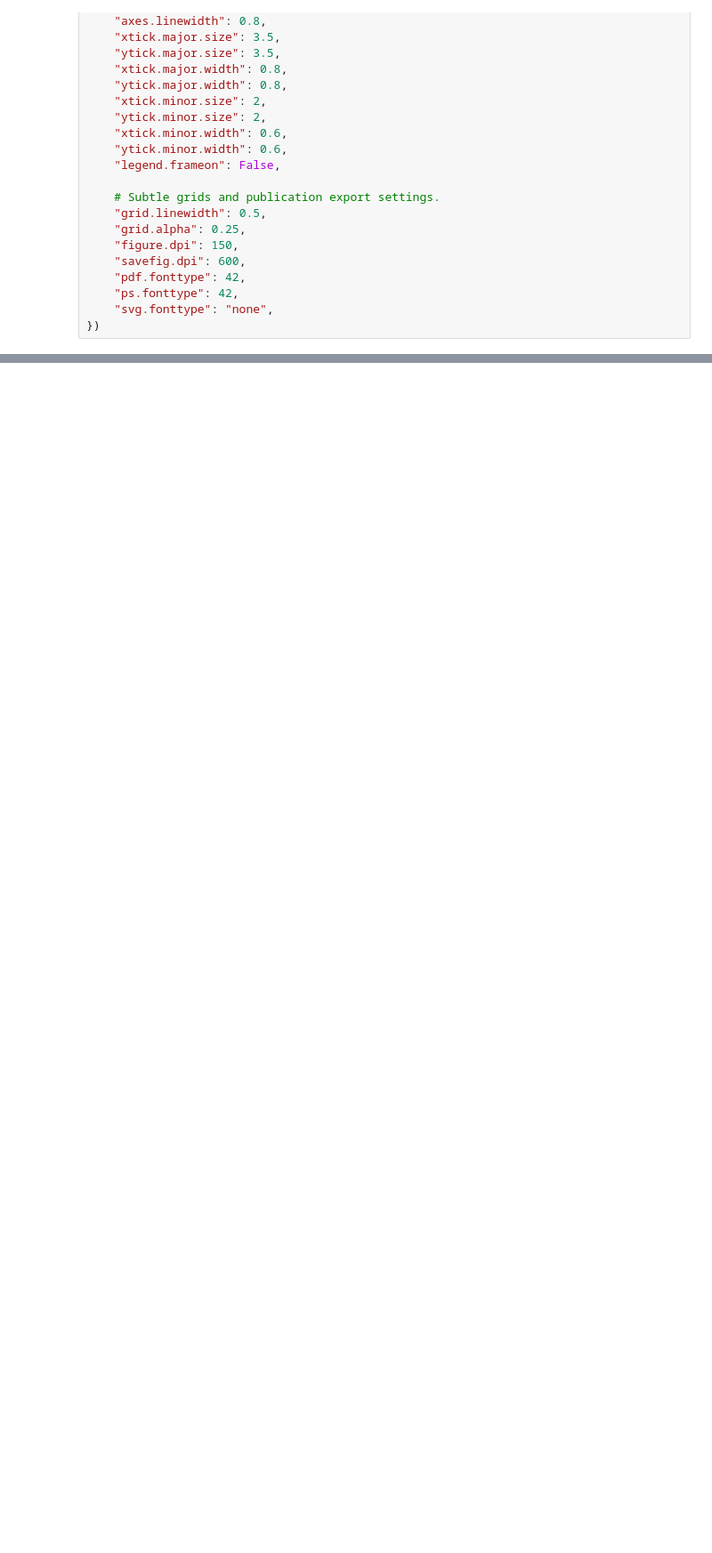
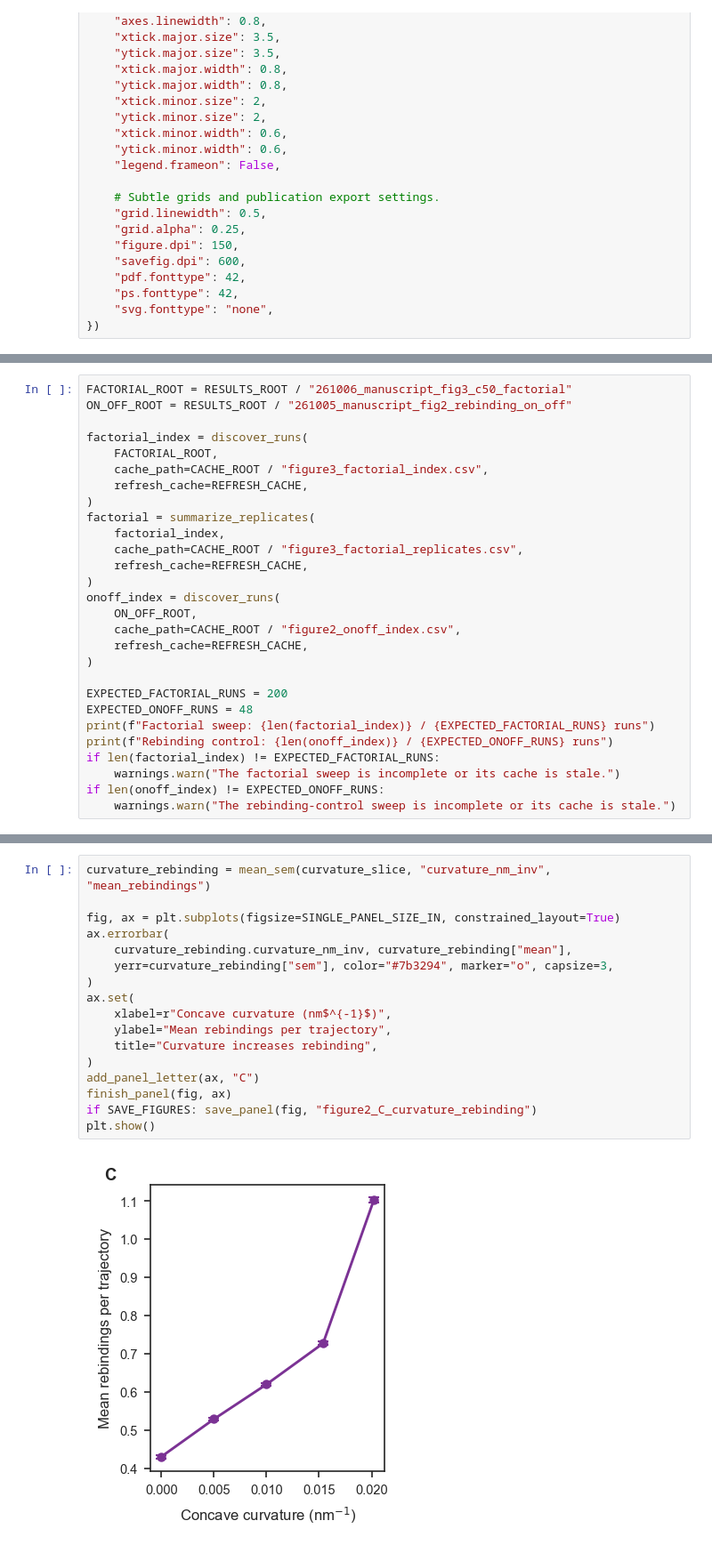
Before and after one commit to ryanneff1/SensorModeling, a Jupyter notebook: analysis_tools/analyze_manuscript_figure2_rebinding_affinity.ipynb, the cells around one changed output, grey strips where cells are left out. Shown at 89% size. Saved outputs shown, nothing was run; the diff lists cells and outputs as text; blank space fills up the shorter version.

```diff
--- a/analysis_tools/analyze_manuscript_figure2_rebinding_affinity.ipynb
+++ b/analysis_tools/analyze_manuscript_figure2_rebinding_affinity.ipynb
@@ -485,0 +136,28 @@ if SAVE_FIGURES:
+# %%
+FACTORIAL_ROOT = RESULTS_ROOT / "261006_manuscript_fig3_c50_factorial"
+ON_OFF_ROOT = RESULTS_ROOT / "261005_manuscript_fig2_rebinding_on_off"
+
+factorial_index = discover_runs(
+    FACTORIAL_ROOT,
+    cache_path=CACHE_ROOT / "figure3_factorial_index.csv",
+    refresh_cache=REFRESH_CACHE,
+)
+factorial = summarize_replicates(
+    factorial_index,
+    cache_path=CACHE_ROOT / "figure3_factorial_replicates.csv",
+    refresh_cache=REFRESH_CACHE,
+)
+onoff_index = discover_runs(
+    ON_OFF_ROOT,
+    cache_path=CACHE_ROOT / "figure2_onoff_index.csv",
+    refresh_cache=REFRESH_CACHE,
+)
+
+EXPECTED_FACTORIAL_RUNS = 200
+EXPECTED_ONOFF_RUNS = 48
+print(f"Factorial sweep: {len(factorial_index)} / {EXPECTED_FACTORIAL_RUNS} runs")
+print(f"Rebinding control: {len(onoff_index)} / {EXPECTED_ONOFF_RUNS} runs")
+if len(factorial_index) != EXPECTED_FACTORIAL_RUNS:
+    warnings.warn("The factorial sweep is incomplete or its cache is stale.")
+if len(onoff_index) != EXPECTED_ONOFF_RUNS:
+    warnings.warn("The rebinding-control sweep is incomplete or its cache is stale.")
@@ -485,0 +426,19 @@ if SAVE_FIGURES:
+# %%
+curvature_rebinding = mean_sem(curvature_slice, "curvature_nm_inv", "mean_rebindings")
+
+fig, ax = plt.subplots(figsize=SINGLE_PANEL_SIZE_IN, constrained_layout=True)
+ax.errorbar(
+    curvature_rebinding.curvature_nm_inv, curvature_rebinding["mean"],
+    yerr=curvature_rebinding["sem"], color="#7b3294", marker="o", capsize=3,
+)
+ax.set(
+    xlabel=r"Concave curvature (nm$^{-1}$)",
+    ylabel="Mean rebindings per trajectory",
+    title="Curvature increases rebinding",
+)
+add_panel_letter(ax, "C")
+finish_panel(fig, ax)
+if SAVE_FIGURES: save_panel(fig, "figure2_C_curvature_rebinding")
+plt.show()
+# %% [output]
+[figure, added]
```
Also changed, not shown: parts of 58 cells of this notebook, 17 other files.
